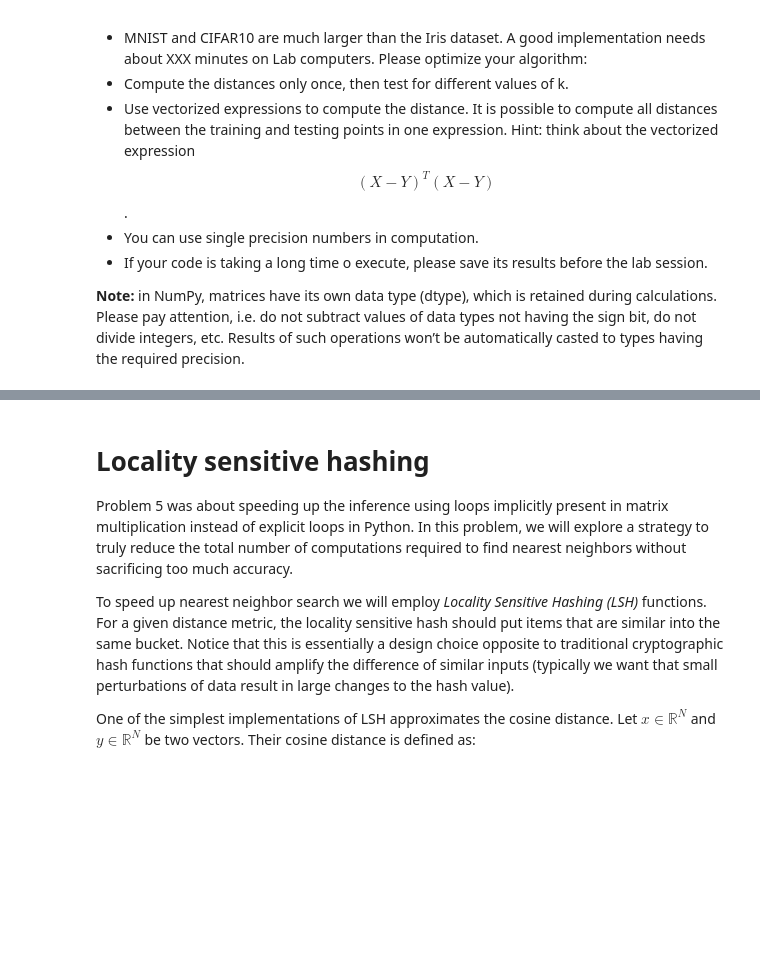
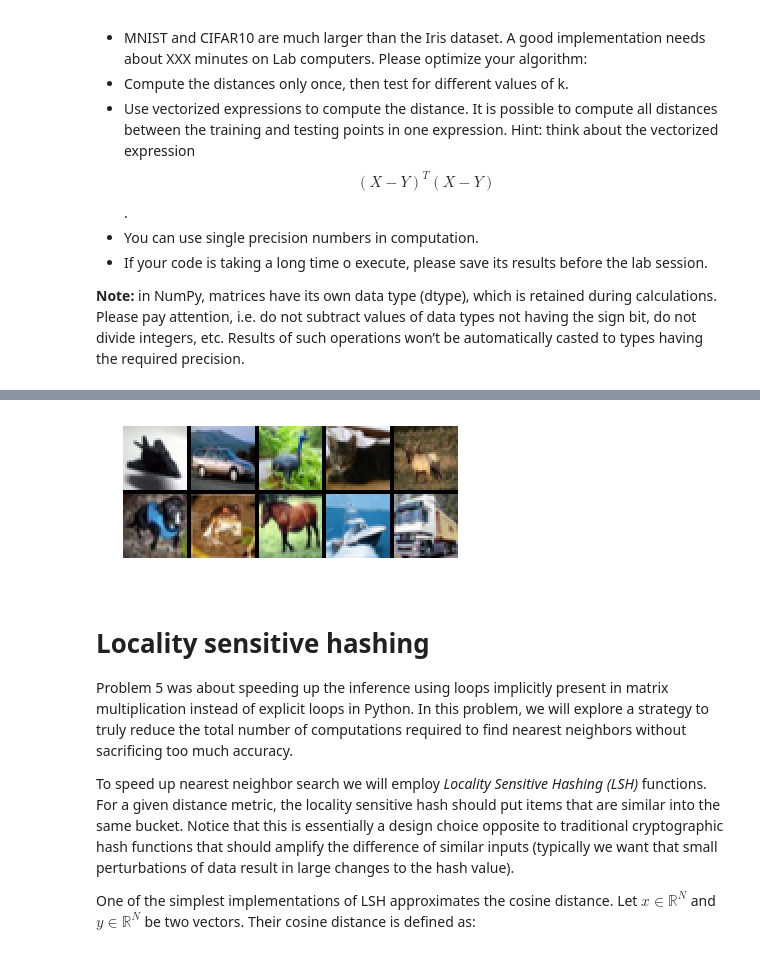
Before and after one commit to swistak35/nn_assignments, a Jupyter notebook: assignment1/Assignment1.ipynb, the cells around one changed output, grey strips where cells are left out. Cells and saved outputs as stored; diff of their text form; code cells hidden in the pictures; blank space fills up the shorter version.

```diff
--- a/assignment1/Assignment1.ipynb
+++ b/assignment1/Assignment1.ipynb
@@ -428,3 +435,15 @@ The source #1 named "targets" is a 2d array with axis: (u'batch', u'index')
+# %%
+%matplotlib inline
+import numpy as np
+from fuel.datasets.cifar10 import CIFAR10
+from common.plotting import plot_mat
+
+# CIFAR
+dataset = CIFAR10(("train",))
+idxs = np.unique(dataset.data_sources[1], return_index = True)[1]
+plot_mat(dataset.data_sources[0][idxs], cmap = 'gray')
+# %% [output]
+[figure, added]
 # %%
 #Extract the data matrices
 
```
Also changed, not shown: parts of 3 cells of this notebook.
